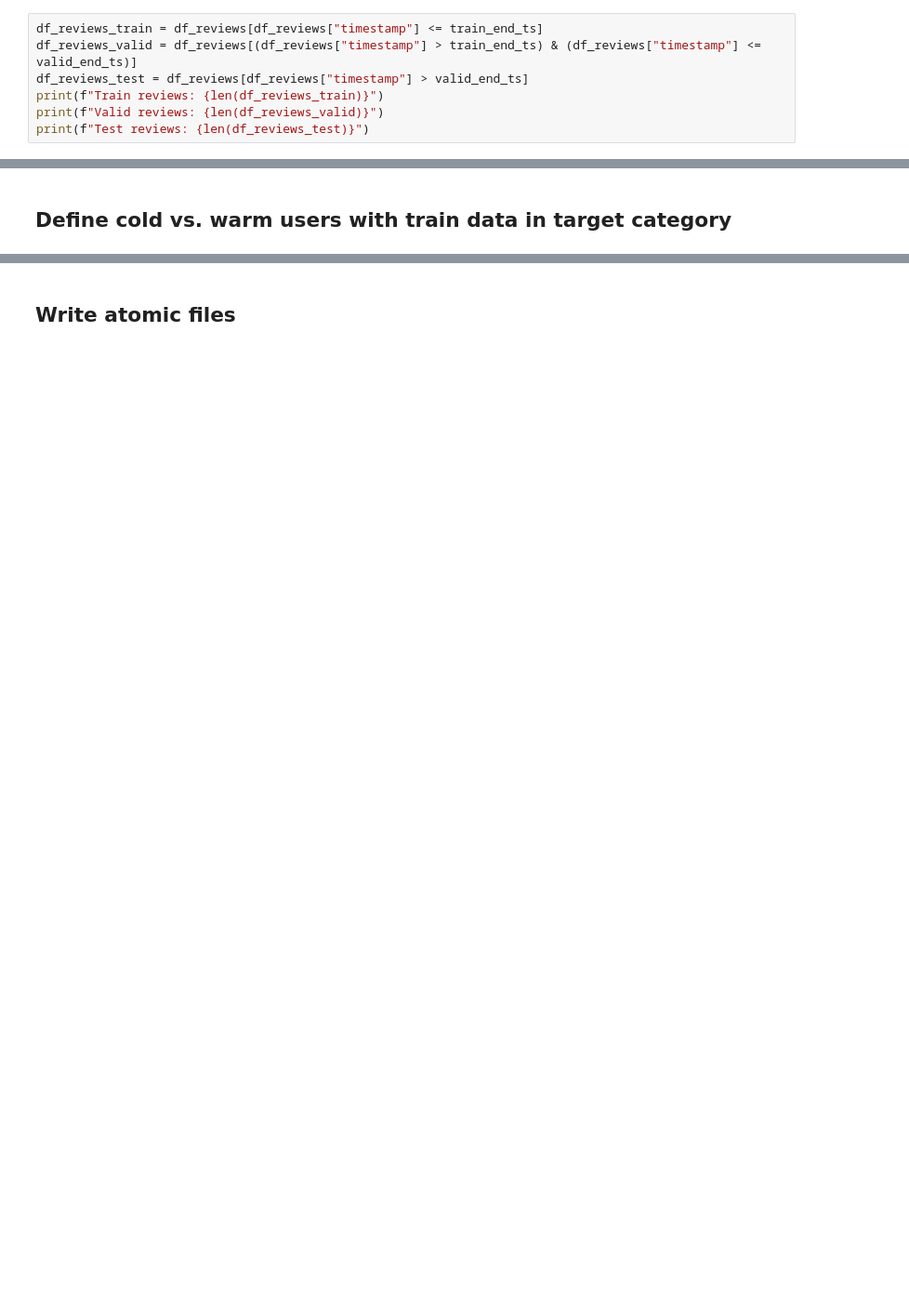
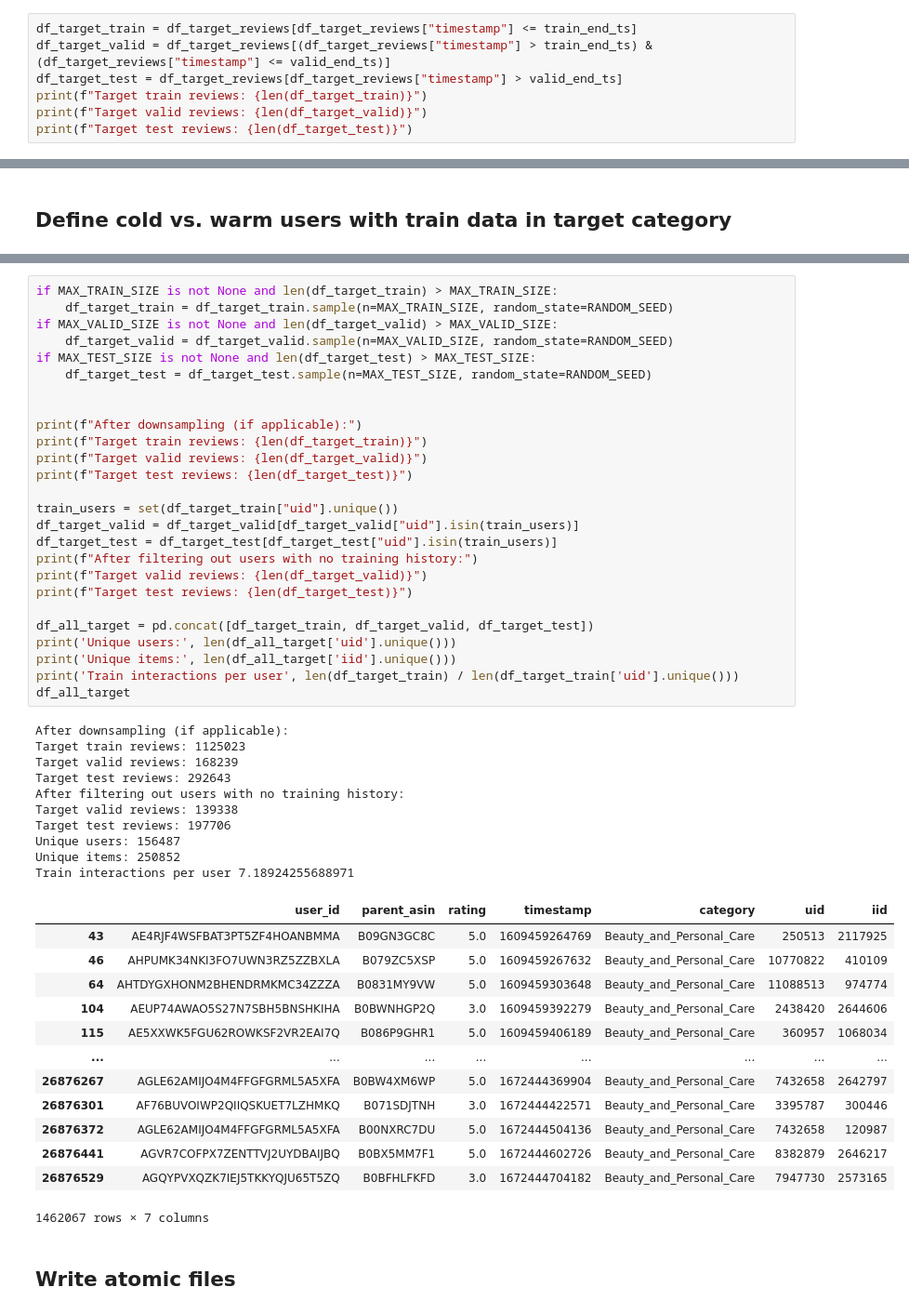
Before and after one commit to nginyc/amazon-beauty-product-recommender, a Jupyter notebook: preprocess/prepare-atomic-files.ipynb, the cells around one changed output, grey strips where cells are left out. Shown at 93% size. Saved outputs shown, nothing was run; the diff lists cells and outputs as text; blank space fills up the shorter version.

```diff
--- a/preprocess/prepare-atomic-files.ipynb
+++ b/preprocess/prepare-atomic-files.ipynb
@@ -128,8 +154,8 @@ Valid end timestamp: 1664376740827 (2022-09-28 14:52:20.827000+00:00)
 # %%
-df_reviews_train = df_reviews[df_reviews["timestamp"] <= train_end_ts]
-df_reviews_valid = df_reviews[(df_reviews["timestamp"] > train_end_ts) & (df_reviews["timestamp"] <= valid_end_ts)]
-df_reviews_test = df_reviews[df_reviews["timestamp"] > valid_end_ts]
-print(f"Train reviews: {len(df_reviews_train)}")
-print(f"Valid reviews: {len(df_reviews_valid)}")
-print(f"Test reviews: {len(df_reviews_test)}")
+df_target_train = df_target_reviews[df_target_reviews["timestamp"] <= train_end_ts]
+df_target_valid = df_target_reviews[(df_target_reviews["timestamp"] > train_end_ts) & (df_target_reviews["timestamp"] <= valid_end_ts)]
+df_target_test = df_target_reviews[df_target_reviews["timestamp"] > valid_end_ts]
+print(f"Target train reviews: {len(df_target_train)}")
+print(f"Target valid reviews: {len(df_target_valid)}")
+print(f"Target test reviews: {len(df_target_test)}")
 # %% [output]
@@ -247,2 +178,52 @@ df_sorted
+# %%
+if MAX_TRAIN_SIZE is not None and len(df_target_train) > MAX_TRAIN_SIZE:
+    df_target_train = df_target_train.sample(n=MAX_TRAIN_SIZE, random_state=RANDOM_SEED)
+if MAX_VALID_SIZE is not None and len(df_target_valid) > MAX_VALID_SIZE:
+    df_target_valid = df_target_valid.sample(n=MAX_VALID_SIZE, random_state=RANDOM_SEED)
+if MAX_TEST_SIZE is not None and len(df_target_test) > MAX_TEST_SIZE:
+    df_target_test = df_target_test.sample(n=MAX_TEST_SIZE, random_state=RANDOM_SEED)
+
+
+print(f"After downsampling (if applicable):")
+print(f"Target train reviews: {len(df_target_train)}")
+print(f"Target valid reviews: {len(df_target_valid)}")
+print(f"Target test reviews: {len(df_target_test)}")
+
+train_users = set(df_target_train["uid"].unique())
+df_target_valid = df_target_valid[df_target_valid["uid"].isin(train_users)]
+df_target_test = df_target_test[df_target_test["uid"].isin(train_users)]
+print(f"After filtering out users with no training history:")
+print(f"Target valid reviews: {len(df_target_valid)}")
+print(f"Target test reviews: {len(df_target_test)}")
+
+df_all_target = pd.concat([df_target_train, df_target_valid, df_target_test])
+print('Unique users:', len(df_all_target['uid'].unique()))
+print('Unique items:', len(df_all_target['iid'].unique()))
+print('Train interactions per user', len(df_target_train) / len(df_target_train['uid'].unique()))
+df_all_target
+# %% [output]
+After downsampling (if applicable):
+Target train reviews: 1125023
+Target valid reviews: 168239
+Target test reviews: 292643
+After filtering out users with no training history:
+Target valid reviews: 139338
+Target test reviews: 197706
+Unique users: 156487
+Unique items: 250852
+Train interactions per user 7.18924255688971
+|  | user_id | parent_asin | rating | timestamp | category | uid | iid |
+| 43 | AE4RJF4WSFBAT3PT5ZF4HOANBMMA | B09GN3GC8C | 5.0 | 1609459264769 | Beauty_and_Personal_Care | 250513 | 2117925 |
+| 46 | AHPUMK34NKI3FO7UWN3RZ5ZZBXLA | B079ZC5XSP | 5.0 | 1609459267632 | Beauty_and_Personal_Care | 10770822 | 410109 |
+| 64 | AHTDYGXHONM2BHENDRMKMC34ZZZA | B0831MY9VW | 5.0 | 1609459303648 | Beauty_and_Personal_Care | 11088513 | 974774 |
+| 104 | AEUP74AWAO5S27N7SBH5BNSHKIHA | B0BWNHGP2Q | 3.0 | 1609459392279 | Beauty_and_Personal_Care | 2438420 | 2644606 |
+| 115 | AE5XXWK5FGU62ROWKSF2VR2EAI7Q | B086P9GHR1 | 5.0 | 1609459406189 | Beauty_and_Personal_Care | 360957 | 1068034 |
+| ... | ... | ... | ... | ... | ... | ... | ... |
+| 26876267 | AGLE62AMIJO4M4FFGFGRML5A5XFA | B0BW4XM6WP | 5.0 | 1672444369904 | Beauty_and_Personal_Care | 7432658 | 2642797 |
+| 26876301 | AF76BUVOIWP2QIIQSKUET7LZHMKQ | B071SDJTNH | 3.0 | 1672444422571 | Beauty_and_Personal_Care | 3395787 | 300446 |
+| 26876372 | AGLE62AMIJO4M4FFGFGRML5A5XFA | B00NXRC7DU | 5.0 | 1672444504136 | Beauty_and_Personal_Care | 7432658 | 120987 |
+| 26876441 | AGVR7COFPX7ZENTTVJ2UYDBAIJBQ | B0BX5MM7F1 | 5.0 | 1672444602726 | Beauty_and_Personal_Care | 8382879 | 2646217 |
+| 26876529 | AGQYPVXQZK7IEJ5TKKYQJU65T5ZQ | B0BFHLFKFD | 3.0 | 1672444704182 | Beauty_and_Personal_Care | 7947730 | 2573165 |
+1462067 rows × 7 columns
 # %% [markdown]
 ## Write atomic files
```
Also changed, not shown: parts of 25 cells of this notebook, 9 other files.
